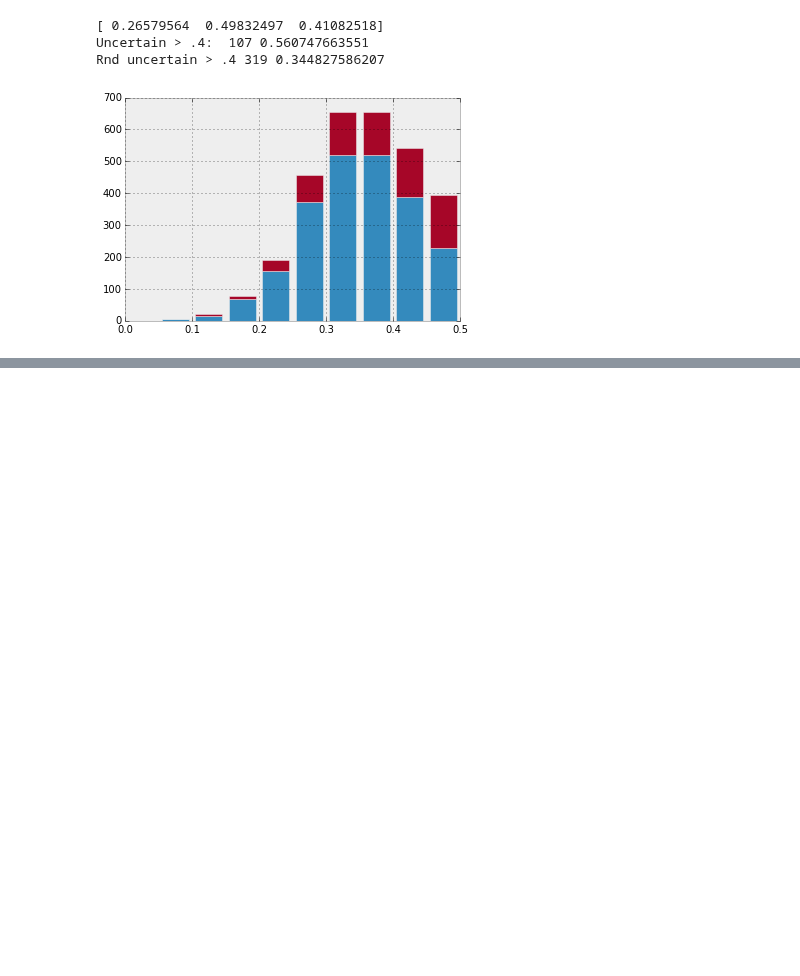
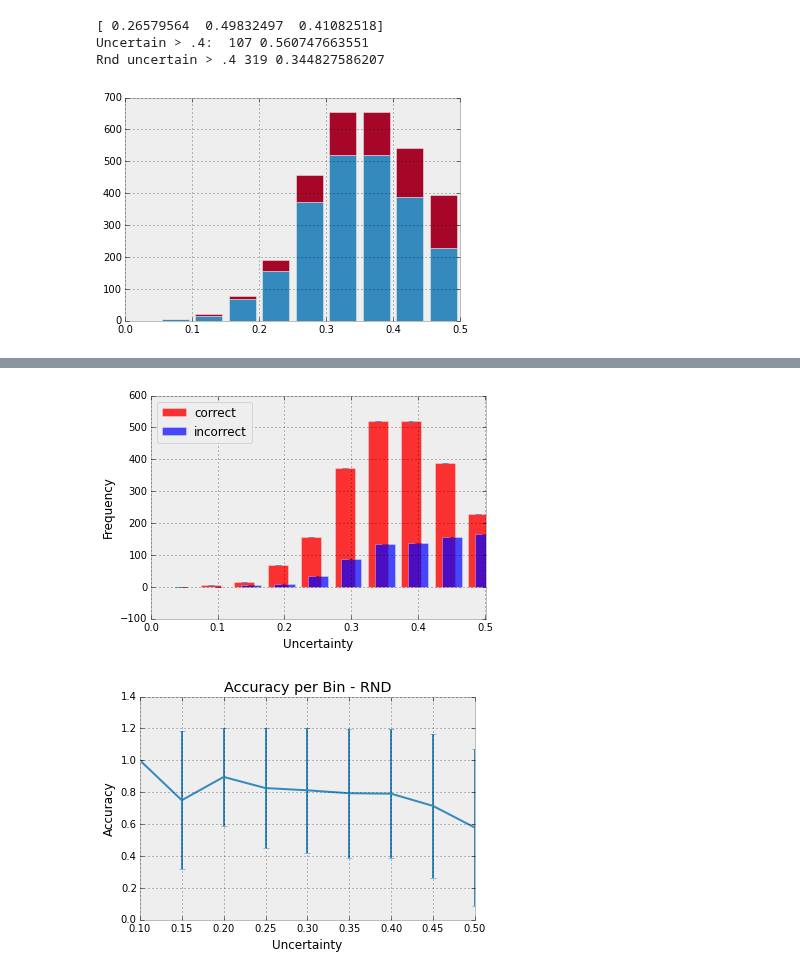
Before and after one commit to mramire8/notebooks, a Jupyter notebook: sr_analysis.ipynb, the cells around one changed output, grey strips where cells are left out. Cells and saved outputs as stored; diff of their text form; code cells hidden in the pictures; blank space fills up the shorter version.

```diff
--- a/sr_analysis.ipynb
+++ b/sr_analysis.ipynb
@@ -164,0 +207,6 @@ counts = plt.hist([unc_stu_sr[correct_st_sr],unc_stu_sr[-correct_st_sr]],  bins=
+# %%
+cor, incor = histogram_uncertainty_correct(unc_stu_rnd, correct_st_rnd)
+accu_corr(cor,incor, "RND")
+# %% [output]
+[figure, added]
+[figure, added]
```
Also changed, not shown: parts of 7 cells of this notebook, 3 other files.
